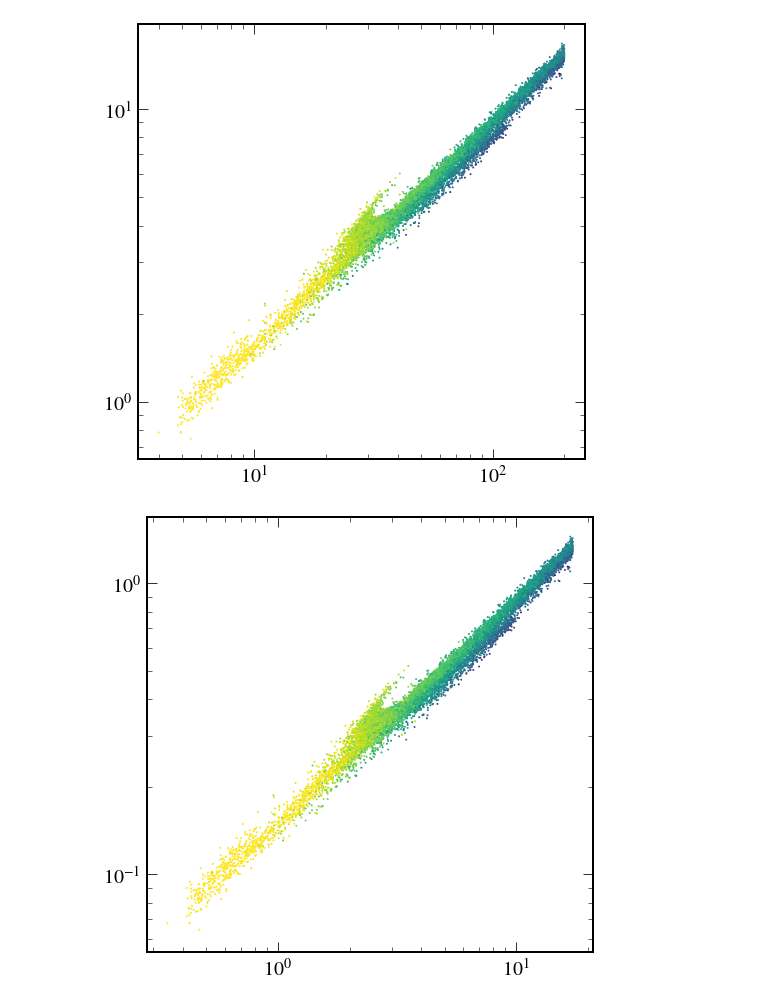
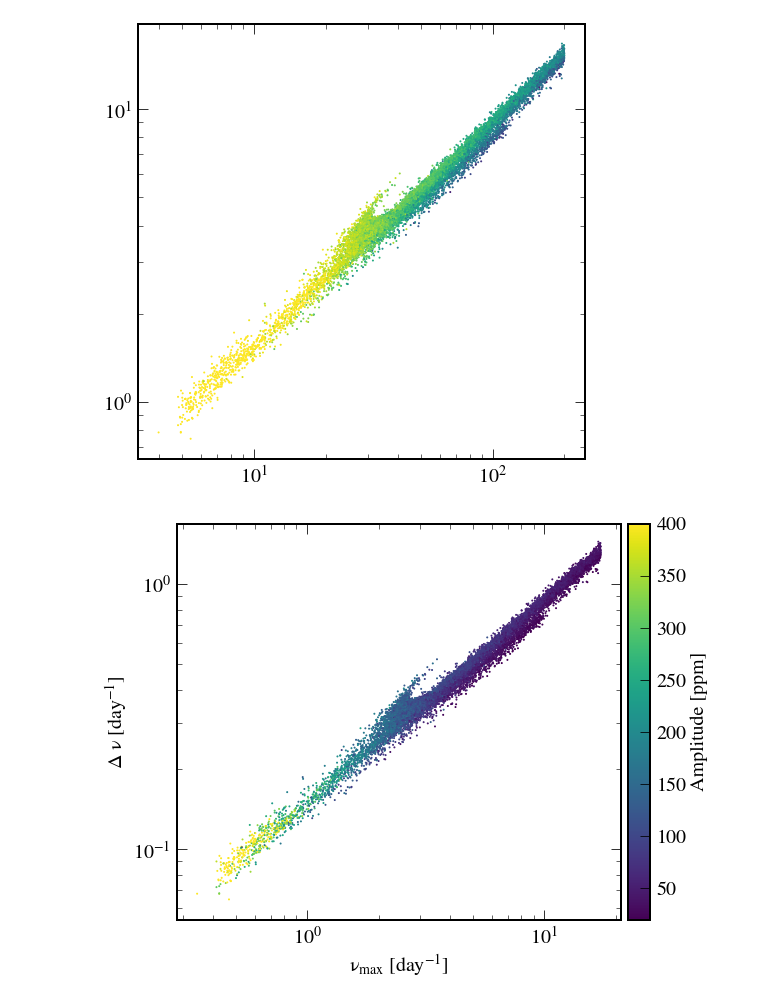
Before and after one commit to abonaca/tess_giants, a Jupyter notebook: notebooks/kepler_giants.ipynb, the cells around one changed output. Cells and saved outputs as stored; diff of their text form; code cells hidden in the pictures.

Commit message:
dnu vs numax, amplitude

```diff
--- a/notebooks/kepler_giants.ipynb
+++ b/notebooks/kepler_giants.ipynb
@@ -104,11 +105,43 @@ plt.gca().set_xscale('log')
 plt.gca().set_yscale('log')
 # %% [output]
 [figure]
+# %%
+plt.figure(figsize=(9,7))
+
+im = plt.scatter(t['numax'].to(u.day**-1), t['Delnu'].to(u.day**-1), c=t['A'],
+                 s=1, vmin=20, vmax=400, cmap='viridis')
+
+plt.gca().set_xscale('log')
+plt.gca().set_yscale('log')
+plt.xlabel('$\\nu_{max}$ [day$^{-1}$]')
+plt.ylabel('$\Delta$ $\\nu$ [day$^{-1}$]')
+
+divider = make_axes_locatable(plt.gca())
+cax = divider.append_axes('right', size='5%', pad=0.1)
+cb = plt.colorbar(im, cax=cax) #, ticks=[20,50,100,200])
+plt.ylabel('Amplitude [ppm]')
+# cb.set_ticks([20,50,100,200])
+
+plt.tight_layout()
+plt.savefig('../plots/dnu_numax.png')
+# %% [output]
+[figure, added]
 # %%
-plt.scatter(t['numax'].to(u.day**-1), t['Delnu'].to(u.day**-1),
-            c=t['A'], s=1, vmin=10, vmax=200, norm=mpl.colors.LogNorm())
+plt.figure(figsize=(9,7))
+
+im = plt.scatter(t['numax'].to(u.day**-1), t['Delnu'].to(u.day**-1), c=t['A'],
+                 s=1, vmin=20, vmax=400, cmap='viridis', norm=mpl.colors)
+
 plt.gca().set_xscale('log')
 plt.gca().set_yscale('log')
-plt.xlabel('$\nu_{max}$')
+plt.xlabel('$\\nu_{max}$ [day$^{-1}$]')
+plt.ylabel('$\Delta$ $\\nu$ [day$^{-1}$]')
+
+divider = make_axes_locatable(plt.gca())
+cax = divider.append_axes('right', size='5%', pad=0.1)
+cb = plt.colorbar(im, cax=cax) #, ticks=[20,50,100,200])
+plt.ylabel('Amplitude [ppm]')
+# cb.set_ticks([20,50,100,200])
+
+plt.tight_layout()
+plt.savefig('../plots/dnu_numax_log.png')
-# %% [output]
-[figure, removed]
```
Also changed, not shown: parts of 1 cell of this notebook, 1 other file.
